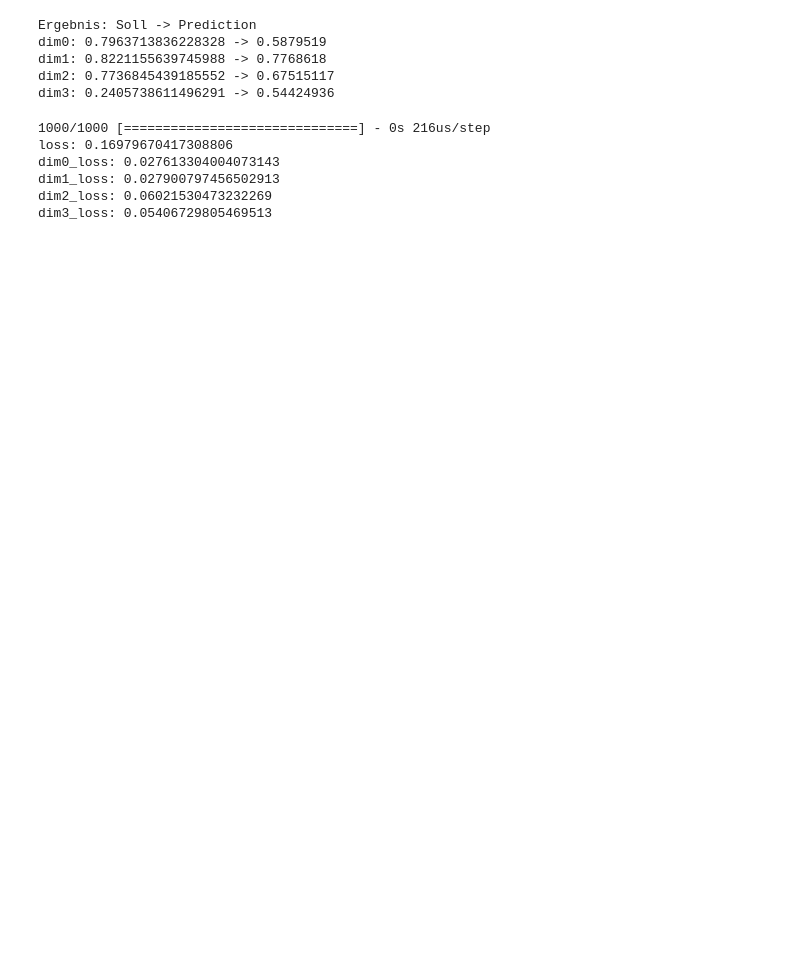
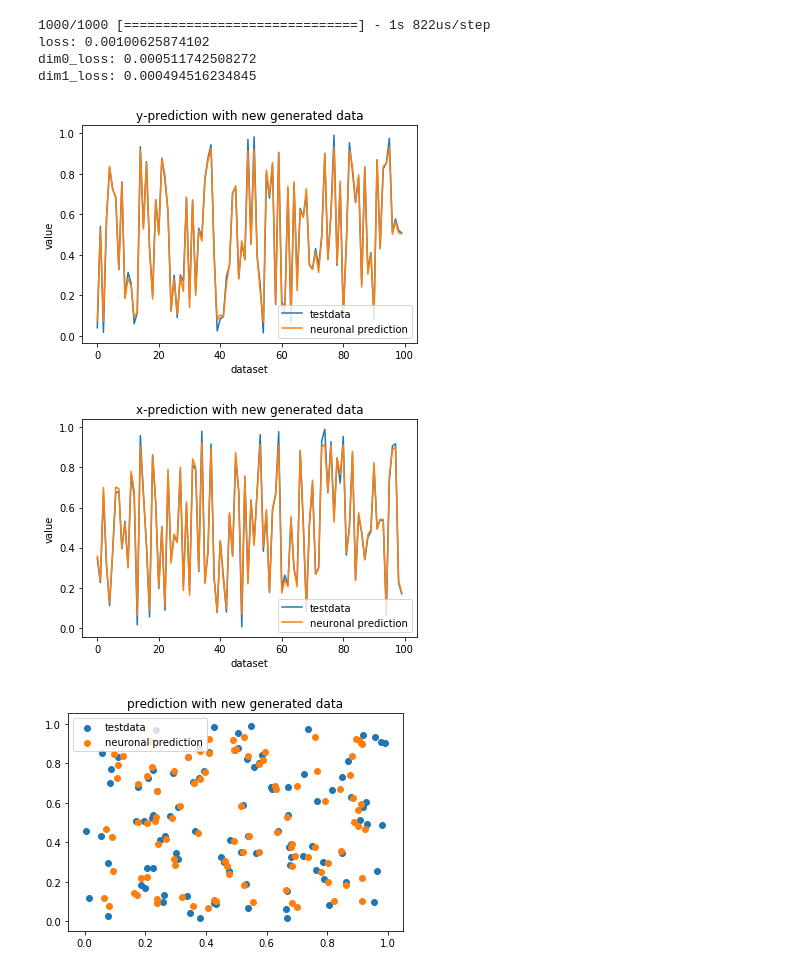
Before and after one commit to Duciwuci/PBLV_Neuronal_Network, a Jupyter notebook: Neuronal_Network_Stigi.ipynb, the cells around one changed output. Drawn from its saved outputs; the diff is of its cells as text; code cells hidden in the pictures; blank space fills up the shorter version.

```diff
--- a/Neuronal_Network_Stigi.ipynb
+++ b/Neuronal_Network_Stigi.ipynb
@@ -8,16 +9,13 @@ import numpy
 # %%
 #definitions
 
-DIMENSIONS=4
+DIMENSIONS=2
 SENSORS= 4
 COORDINATE_SYSTEM = 1
-
-HIDDEN_NODES = [64,64]
-OUTPUT_NODES = DIMENSIONS
 # %%
 #Generate train data
 
-distances, datapoints, sensors = tdg.generateIO(1000,SENSORS, DIMENSIONS,COORDINATE_SYSTEM)
+distances, datapoints, sensors = tdg.generateIO(10000,SENSORS, DIMENSIONS,COORDINATE_SYSTEM)
 
 #Generate Model
 
@@ -47,28 +45,46 @@ Epoch 5/5
 # %%
-test_distance, test_datapoint, test_sensor = tdg.generateFromSensors(1, DIMENSIONS, COORDINATE_SYSTEM, sensors)
-result = model.predict(test_distance)
+test_distance, test_datapoint, test_sensor = tdg.generateFromSensors(1000, DIMENSIONS, COORDINATE_SYSTEM, sensors)
+result = model.evaluate(test_distance, test_datapoint)
 
-print("Ergebnis: Soll -> Prediction")
-for i in range(DIMENSIONS):
-    print("dim" + str(i) + ": " + str(test_datapoint[i][0]) + " -> " + str(result[i][0][0]))
+for i in range(len(result)):
+    print(model.metrics_names[i] + ": " + str(result[i]))
 # %% [output]
-Ergebnis: Soll -> Prediction
-dim0: 0.7963713836228328 -> 0.5879519
-dim1: 0.8221155639745988 -> 0.7768618
-dim2: 0.7736845439185552 -> 0.67515117
-dim3: 0.2405738611496291 -> 0.54424936
+1000/1000 [==============================] - 1s 822us/step
+loss: 0.00100625874102
+dim0_loss: 0.000511742508272
+dim1_loss: 0.000494516234845
-# %%
-test_distance, test_datapoint, test_sensor = tdg.generateFromSensors(1000, DIMENSIONS, COORDINATE_SYSTEM, sensors)
-result = model.evaluate(test_distance, test_datapoint)
-
-for i in range(len(result)):
-    print(model.metrics_names[i] + ": " + str(result[i]))
-
-#print("relative loss: " + str(result[0]*100) + "%")
-# %% [output]
-1000/1000 [==============================] - 0s 216us/step
-loss: 0.16979670417308806
-dim0_loss: 0.027613304004073143
-dim1_loss: 0.027900797456502913
-dim2_loss: 0.06021530473232269
-dim3_loss: 0.05406729805469513
+# %%
+test_distance, test_datapoint, test_sensor = tdg.generateFromSensors(100, DIMENSIONS, COORDINATE_SYSTEM, sensors)
+
+
+testResult = model.predict(test_distance)
+
+plt.figure()
+plt.ylabel('value')
+plt.xlabel('dataset')
+plt.title('y-prediction with new generated data')
+plt.plot(test_datapoint[1])
+plt.plot(testResult[1])
+plt.legend(['testdata', 'neuronal prediction'])
+plt.show()
+
+
+plt.figure()
+plt.ylabel('value')
+plt.xlabel('dataset')
+plt.title('x-prediction with new generated data')
+plt.plot(test_datapoint[0])
+plt.plot(testResult[0])
+plt.legend(['testdata', 'neuronal prediction'])
+plt.show()
+
+plt.figure()
+plt.title('prediction with new generated data')
+plt.scatter(test_datapoint[0], test_datapoint[1])
+plt.scatter(testResult[0], testResult[1])
+plt.legend(['testdata', 'neuronal prediction'])
+plt.show()
+# %% [output]
+[figure, added]
+[figure, added]
+[figure, added]
```
Also changed, not shown: parts of 2 cells of this notebook, 2 other files.
